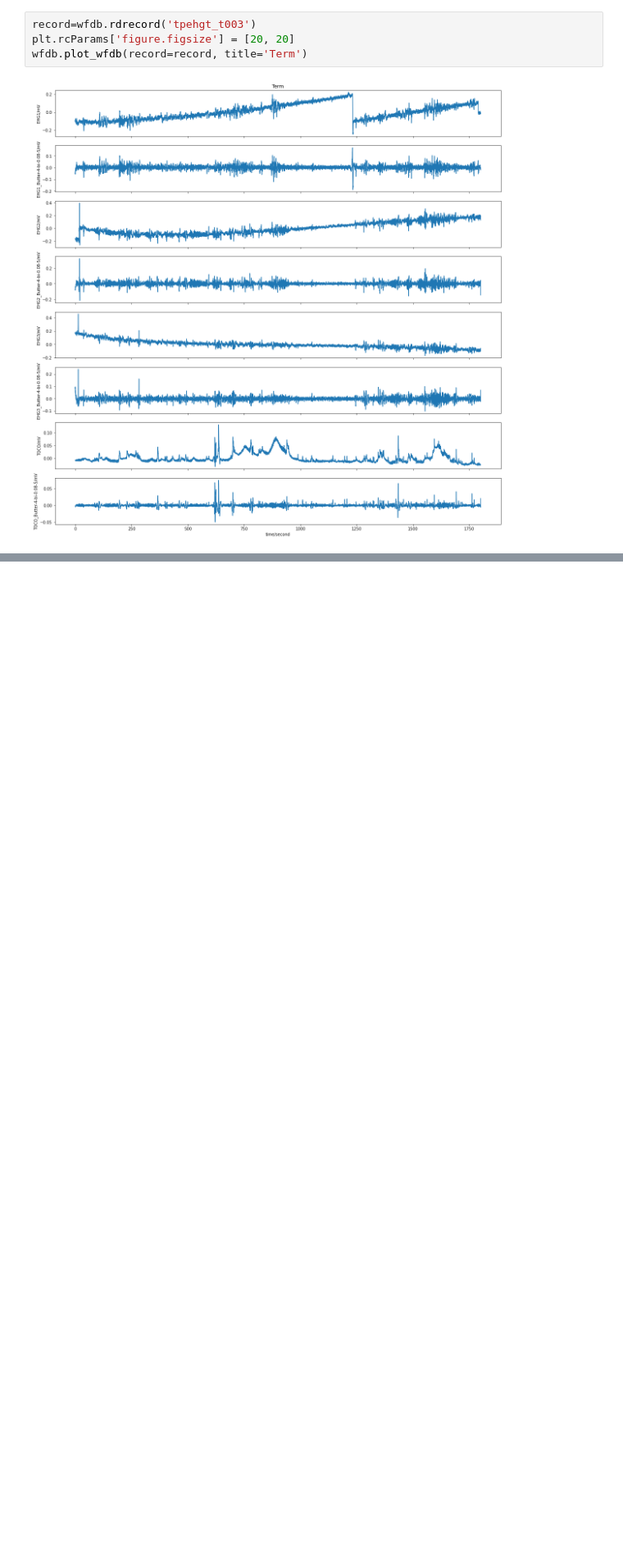
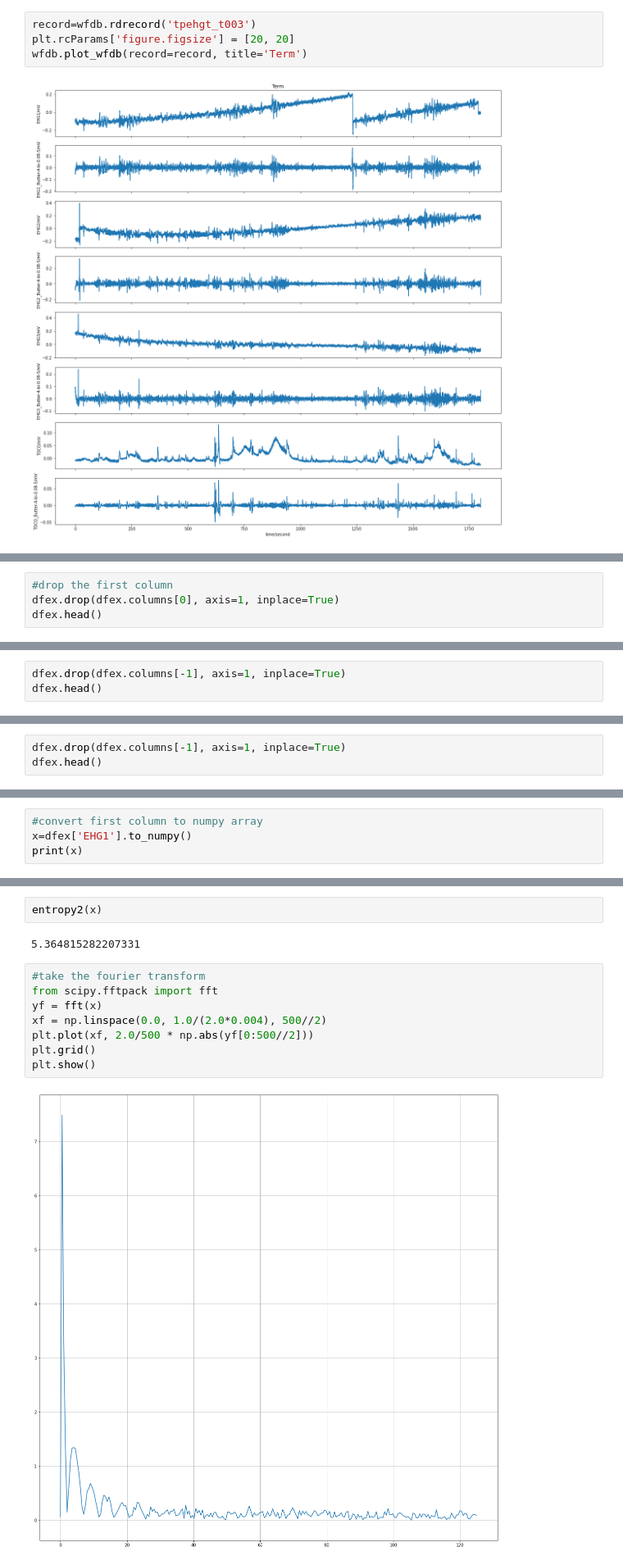
Before and after one commit to cluelescoder/Pre-Term, a Jupyter notebook: model.ipynb, the cells around one changed output, grey strips where cells are left out. Shown at 82% size. Saved outputs shown, nothing was run; the diff lists cells and outputs as text; blank space fills up the shorter version.

```diff
--- a/model.ipynb
+++ b/model.ipynb
@@ -77,0 +86,4 @@ tpehgt_t013.dat
+# %%
+#drop the first column
+dfex.drop(dfex.columns[0], axis=1, inplace=True)
+dfex.head()
@@ -77,0 +97,3 @@ tpehgt_t013.dat
+# %%
+dfex.drop(dfex.columns[-1], axis=1, inplace=True)
+dfex.head()
@@ -77,0 +107,3 @@ tpehgt_t013.dat
+# %%
+dfex.drop(dfex.columns[-1], axis=1, inplace=True)
+dfex.head()
@@ -77,0 +126,4 @@ tpehgt_t013.dat
+# %%
+#convert first column to numpy array
+x=dfex['EHG1'].to_numpy()
+print(x)
@@ -77,0 +184,14 @@ tpehgt_t013.dat
+# %%
+entropy2(x)
+# %% [output]
+5.364815282207331
+# %%
+#take the fourier transform
+from scipy.fftpack import fft
+yf = fft(x)
+xf = np.linspace(0.0, 1.0/(2.0*0.004), 500//2)
+plt.plot(xf, 2.0/500 * np.abs(yf[0:500//2]))
+plt.grid()
+plt.show()
+# %% [output]
+[figure, added]
```
Also changed, not shown: parts of 26 cells of this notebook, 3 other files.
